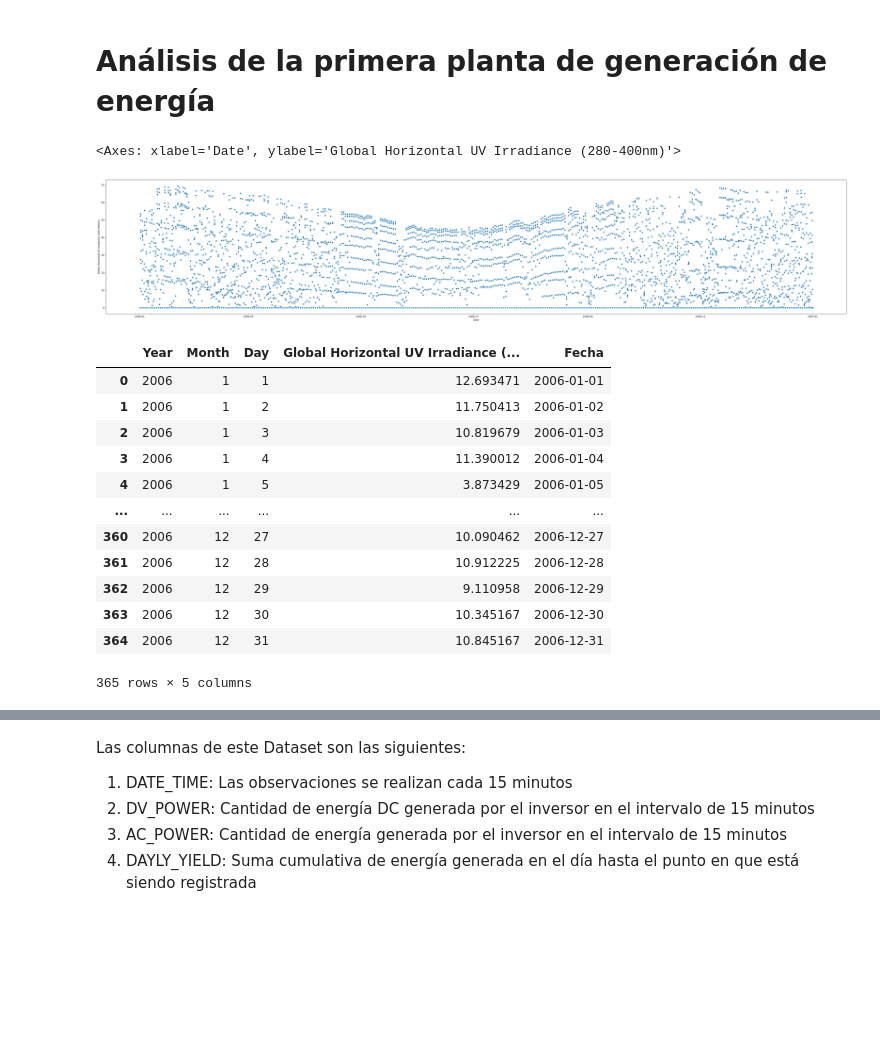
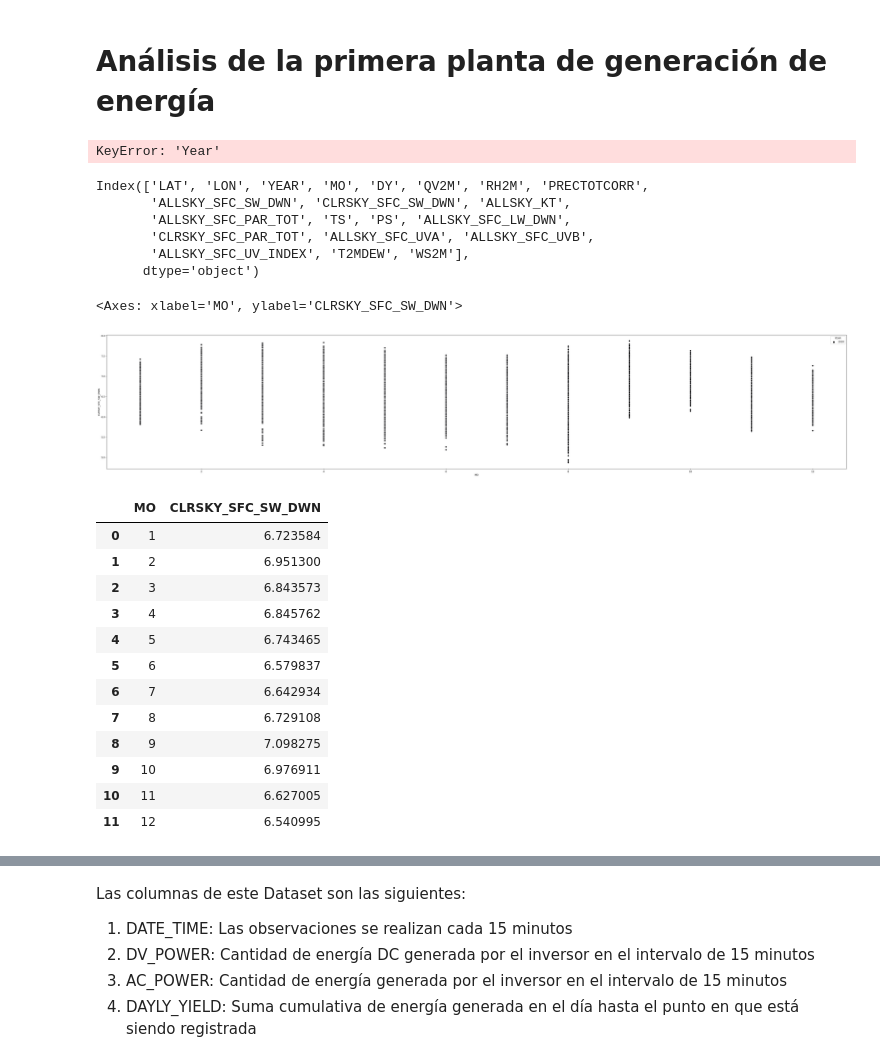
Before and after one commit to CarlosBaez11/Solar_data, a Jupyter notebook: scripts/data_analysis.ipynb, the cells around one changed output, grey strips where cells are left out. Saved outputs shown, nothing was run; the diff lists cells and outputs as text; code cells hidden in the pictures; blank space fills up the shorter version.

```diff
--- a/scripts/data_analysis.ipynb
+++ b/scripts/data_analysis.ipynb
@@ -17,29 +15,48 @@ data= pd.read_csv("../data/dataset_completo.csv")
+# %%
+
+
+data_1= pd.read_csv("../data/datos_Enero.csv")
+data_2= pd.read_csv("../data/datos_marzo.csv")
+data_3= pd.read_csv("../data/datos_Junio.csv")
+data_4= pd.read_csv("../data/datos_Noviembre.csv")
+data=pd.concat([data_1, data_2, data_3, data_4], axis=0)
 # %%
 def compute_day(dataframe):
     date=datetime.datetime(year=dataframe["Year"].astype("int"), month=dataframe["Month"].astype("int"), day=dataframe["Day"].astype("int"), hour=dataframe["Hour"].astype("int"))
     return date
 data.insert(loc=0, column="Date", value= data.apply(func=compute_day, axis=1))
+# %% [output]
+KeyError: 'Year'
+# %%
+data.columns
+# %% [output]
+Index(['LAT', 'LON', 'YEAR', 'MO', 'DY', 'QV2M', 'RH2M', 'PRECTOTCORR',
+       'ALLSKY_SFC_SW_DWN', 'CLRSKY_SFC_SW_DWN', 'ALLSKY_KT',
+       'ALLSKY_SFC_PAR_TOT', 'TS', 'PS', 'ALLSKY_SFC_LW_DWN',
+       'CLRSKY_SFC_PAR_TOT', 'ALLSKY_SFC_UVA', 'ALLSKY_SFC_UVB',
+       'ALLSKY_SFC_UV_INDEX', 'T2MDEW', 'WS2M'],
+      dtype='object')
 # %%
 plt.figure(figsize=(55,10))
-sns.scatterplot(data, x="Date", y="Global Horizontal UV Irradiance (280-400nm)" )
+sns.scatterplot(data, x="MO", y='CLRSKY_SFC_SW_DWN', hue="YEAR", palette="inferno" )
 # %% [output]
-<Axes: xlabel='Date', ylabel='Global Horizontal UV Irradiance (280-400nm)'>
+<Axes: xlabel='MO', ylabel='CLRSKY_SFC_SW_DWN'>
-[figure, old version]
+[figure, new version]
 # %%
-promedio_dia=data.groupby(["Year","Month", "Day"])["Global Horizontal UV Irradiance (295-385nm)"].mean().reset_index()
-promedio_dia["Fecha"]=pd.to_datetime(promedio_dia[["Year", "Month", "Day"]])
+promedio_dia=data.groupby(["MO"])['CLRSKY_SFC_SW_DWN'].mean().reset_index()
+# promedio_dia["Fecha"]=pd.to_datetime(promedio_dia[["Year", "Month", "Day"]])
 promedio_dia
 # %% [output]
-|  | Year | Month | Day | Global Horizontal UV Irradiance (... | Fecha |
-| 0 | 2006 | 1 | 1 | 12.693471 | 2006-01-01 |
-| 1 | 2006 | 1 | 2 | 11.750413 | 2006-01-02 |
-| 2 | 2006 | 1 | 3 | 10.819679 | 2006-01-03 |
-| 3 | 2006 | 1 | 4 | 11.390012 | 2006-01-04 |
-| 4 | 2006 | 1 | 5 | 3.873429 | 2006-01-05 |
-| ... | ... | ... | ... | ... | ... |
-| 360 | 2006 | 12 | 27 | 10.090462 | 2006-12-27 |
-| 361 | 2006 | 12 | 28 | 10.912225 | 2006-12-28 |
-| 362 | 2006 | 12 | 29 | 9.110958 | 2006-12-29 |
-| 363 | 2006 | 12 | 30 | 10.345167 | 2006-12-30 |
-| 364 | 2006 | 12 | 31 | 10.845167 | 2006-12-31 |
+|  | MO | CLRSKY_SFC_SW_DWN |
+| 0 | 1 | 6.723584 |
+| 1 | 2 | 6.951300 |
+| 2 | 3 | 6.843573 |
+| 3 | 4 | 6.845762 |
+| 4 | 5 | 6.743465 |
+| 5 | 6 | 6.579837 |
+| 6 | 7 | 6.642934 |
+| 7 | 8 | 6.729108 |
+| 8 | 9 | 7.098275 |
+| 9 | 10 | 6.976911 |
+| 10 | 11 | 6.627005 |
+| 11 | 12 | 6.540995 |
-365 rows × 5 columns
```
Also changed, not shown: parts of 9 cells of this notebook.
